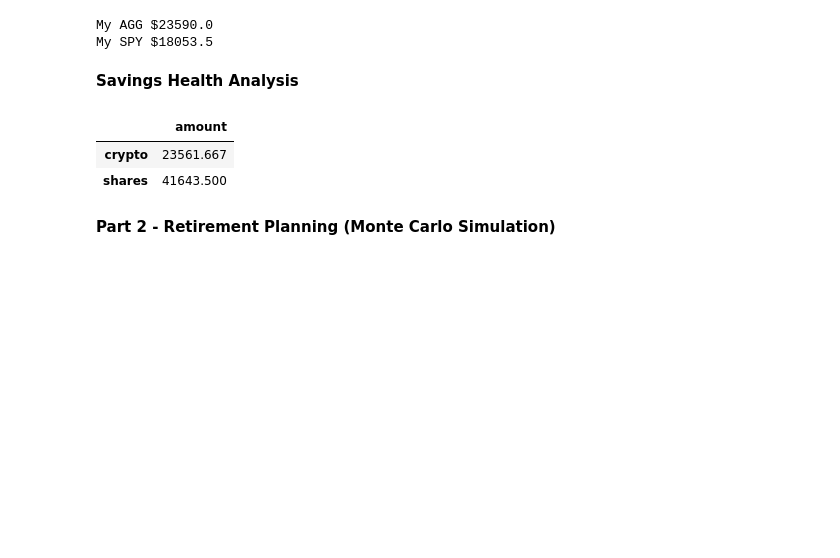
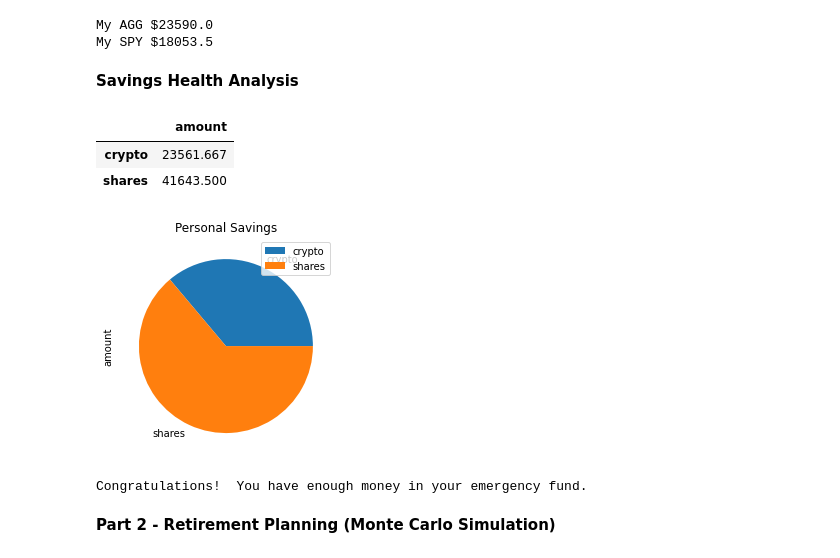
Before and after one commit to tfry-coder/API---Financial-Planning-homework, a Jupyter notebook: API Homework.ipynb, the cells around one changed output. Drawn from its saved outputs; the diff is of its cells as text; code cells hidden in the pictures; blank space fills up the shorter version.

```diff
--- a/API Homework.ipynb
+++ b/API Homework.ipynb
@@ -189,4 +189,6 @@ df_savings
 | shares | 41643.500 |
 # %%
 # Plot savings pie chart
-# YOUR CODE HERE!
+df_savings.plot.pie(y='amount',title='Personal Savings');
+# %% [output]
+[figure, added]
@@ -202,3 +195,20 @@ df_savings
+# %%
+ # Set ideal emergency fund
+#emergency_fund = monthly_income * 3
+emergency_fund = monthly_income * 3
+
+# Calculate total amount of savings
+total_savings = float(df_savings.sum())
+
+# Validate saving health
+if total_savings > emergency_fund:
+    print("Congratulations!  You have enough money in your emergency fund.")
+elif total_savings == emergency_fund:
+    print("You have exactly 3 months saved up")
+else:
+    print("You need "+str(emergency_fund-total_savings)+" to save more!")
+# %% [output]
+Congratulations!  You have enough money in your emergency fund.
 # %%
 #Congratulations! You have enough money in your emergency fund.
 # %% [markdown]
```
Also changed, not shown: parts of 11 cells of this notebook.
